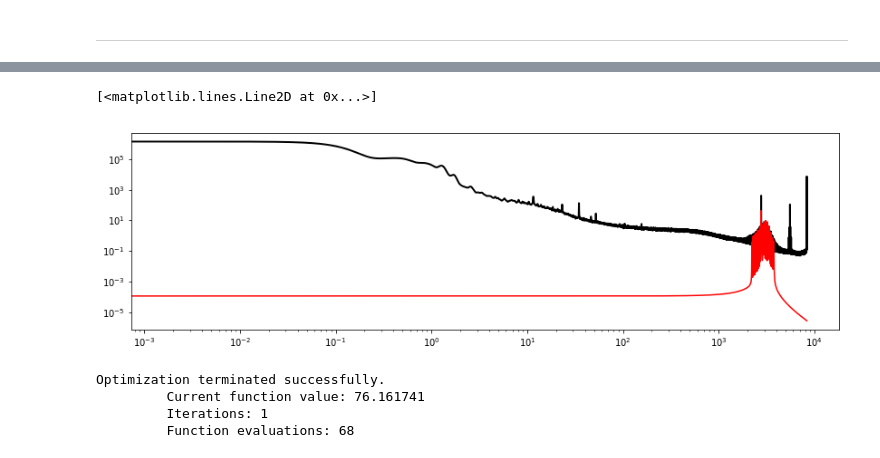
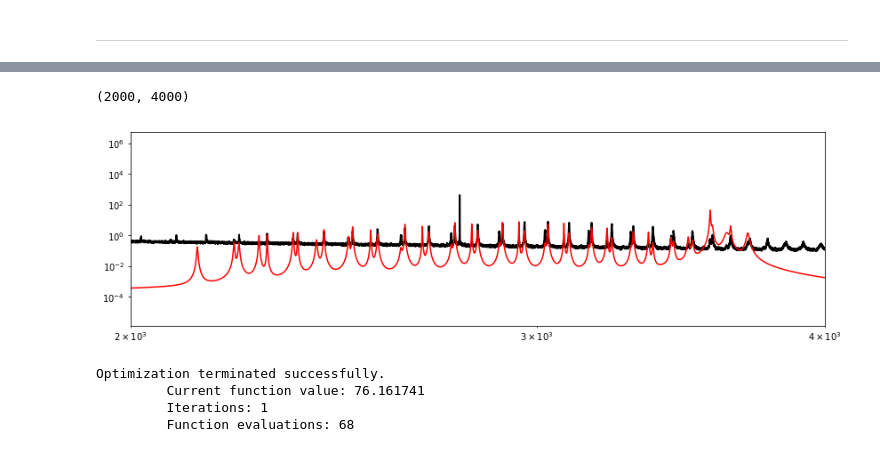
Before and after one commit to bmorris3/virgopsd, a Jupyter notebook: virgo.ipynb, the cells around one changed output, grey strips where cells are left out. Saved outputs shown, nothing was run; the diff lists cells and outputs as text; code cells hidden in the pictures.

```diff
--- a/virgo.ipynb
+++ b/virgo.ipynb
@@ -271,7 +271,7 @@ for peak in table2:
     bestp = fmin_l_bfgs_b(minimize, [-13, 7, 0.3], bounds=bounds, approx_grad=True)[0]
 
     best_model = model(bestp)
-    if True: #best_model.ptp() > 0.1:
+    if best_model.ptp() > 0.1:
         parameters.append(bestp)
 
         fig, ax = plt.subplots(figsize=(14, 4))
@@ -297,25 +297,26 @@ parameters = np.array(parameters)
 # %%
 def megamodel(p, omegas=np.log(2 * np.pi * 1e-6 * np.array(table2))):
     kernel = None
     p_reshaped = np.array(p).reshape(len(p)//2, 2)
     for i, p0_p2 in enumerate(p_reshaped):
         p0, p2 = p0_p2
         if kernel is None:
             kernel = terms.SHOTerm(log_S0=p0, log_omega0=omegas[i], log_Q=p2)
         else:
             kernel += terms.SHOTerm(log_S0=p0, log_omega0=omegas[i], log_Q=p2)
     gp = celerite.GP(kernel)
     psd = gp.kernel.get_psd(2*np.pi*f)
     return psd
 
 megamodel_bestp = megamodel(parameters[:, :2].ravel())
 
 fig, ax = plt.subplots(figsize=(14, 4))
 ax.loglog(1e6 * f, smoothed_spectrum, lw=2, color='k')
 ax.loglog(1e6 * f, megamodel_bestp, color='r')
+ax.set_xlim([2000, 4000])
 # %% [output]
-[<matplotlib.lines.Line2D at 0x...>]
+(2000, 4000)
-[figure, old version]
+[figure, new version]
 # %%
 import celerite
 from celerite import terms
```
Also changed, not shown: parts of 9 cells of this notebook.
